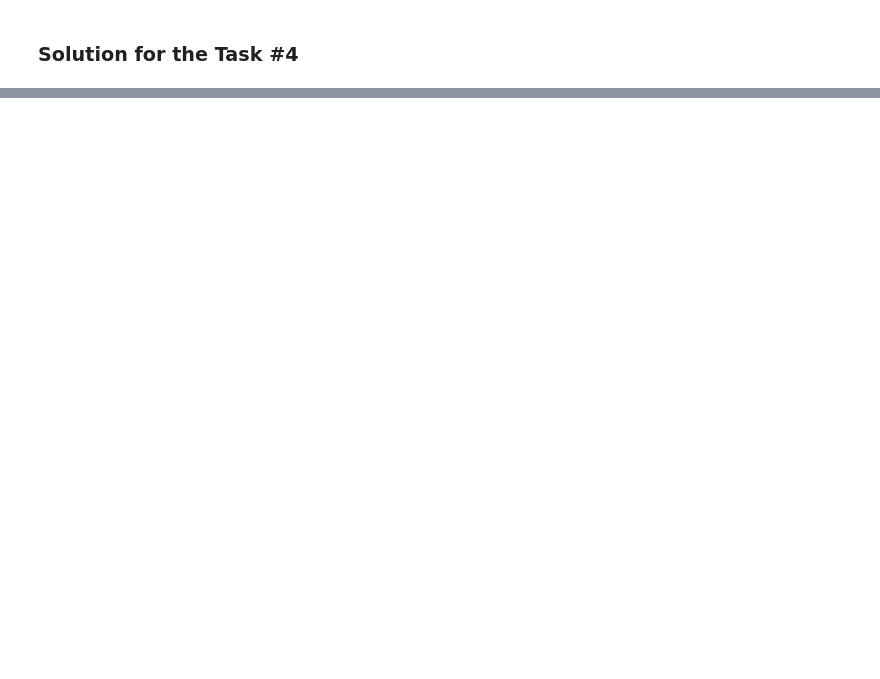
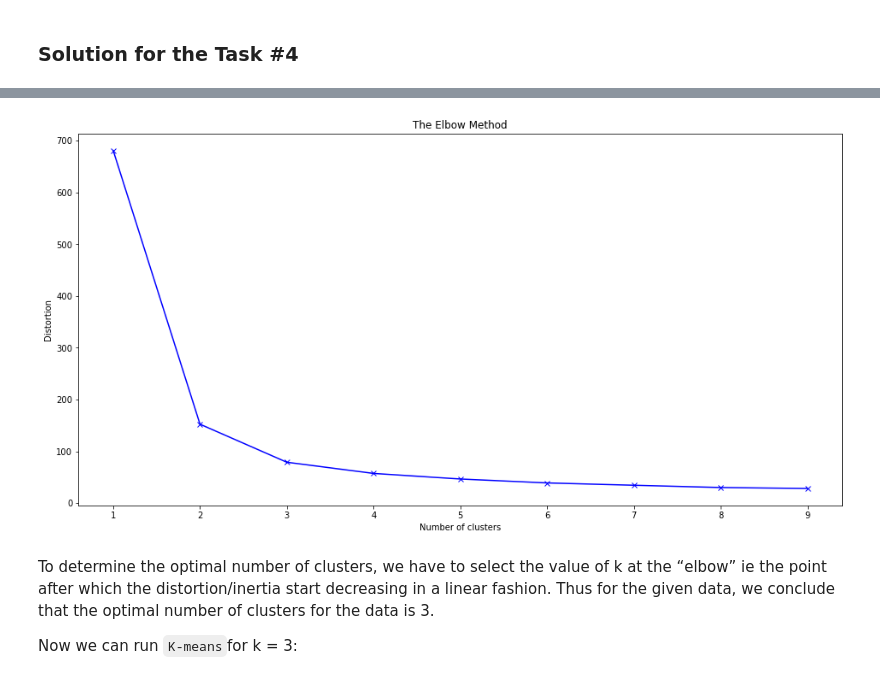
Before and after one commit to JuliaMal/Machine_learning_and_stats_Assessment, a Jupyter notebook: Tasks.ipynb, the cells around one changed output, grey strips where cells are left out. Cells and saved outputs as stored; diff of their text form; code cells hidden in the pictures; blank space fills up the shorter version.

```diff
--- a/Tasks.ipynb
+++ b/Tasks.ipynb
@@ -381,0 +414,22 @@ sns.pairplot(df, hue="Species")
+# %%
+# making a list of distortions values by making a loop in range from 1 to 10 clusters
+distortions = []
+K = range(1,10)
+for k in K:
+    kmeanModel = KMeans(n_clusters=k)
+    kmeanModel.fit(X)
+    distortions.append(kmeanModel.inertia_)
+# %%
+# Plotting the distortions of K-means
+plt.figure(figsize=(16,8))
+plt.plot(K, distortions, 'bx-')
+plt.xlabel('Number of clusters')
+plt.ylabel('Distortion')
+plt.title('The Elbow Method')
+plt.show()
+# %% [output]
+[figure, added]
+# %% [markdown]
+To determine the optimal number of clusters, we have to select the value of k at the “elbow” ie the point after which the distortion/inertia start decreasing in a linear fashion. Thus for the given data, we conclude that the optimal number of clusters for the data is 3.
+
+Now we can run `K-means`for k = 3:
```
Also changed, not shown: parts of 22 cells of this notebook, 2 other files.
